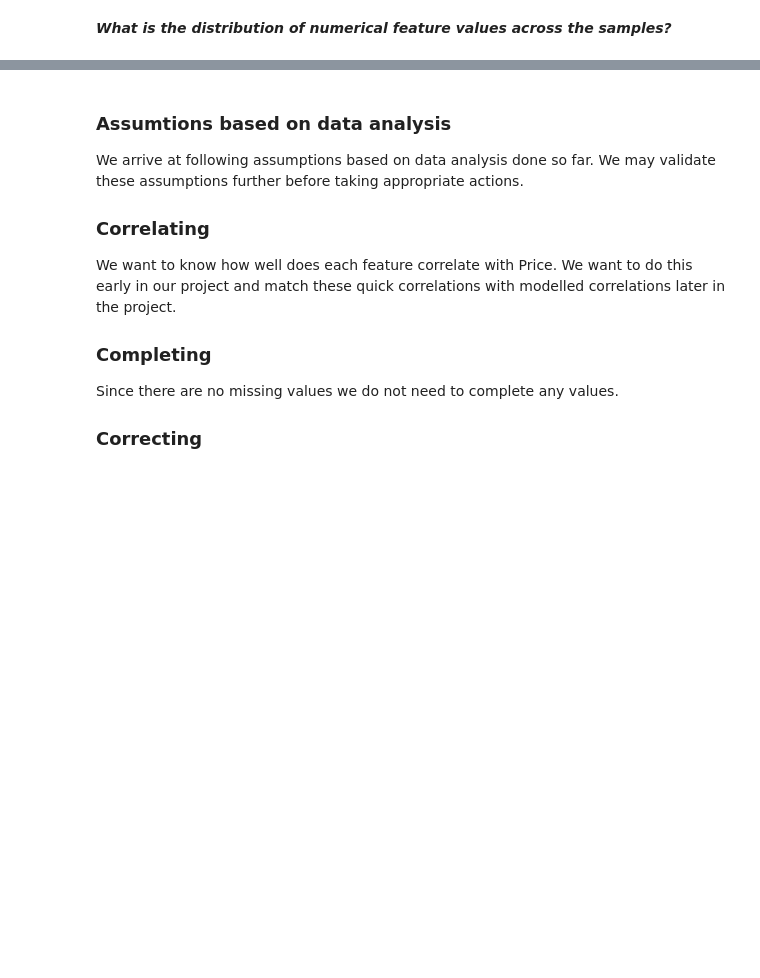
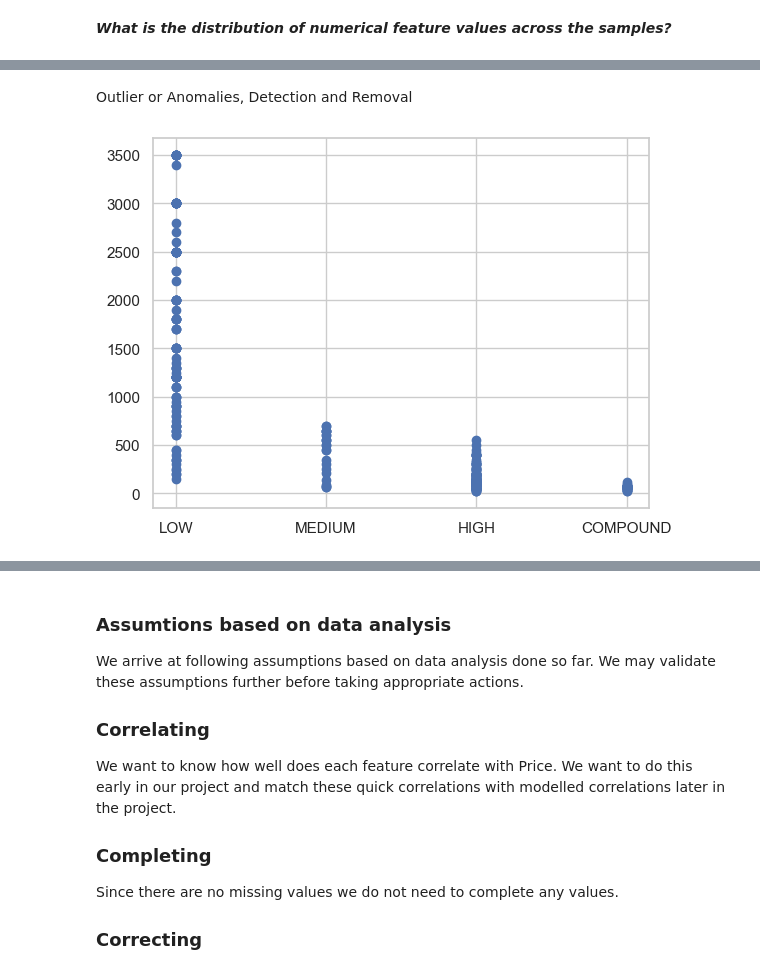
Before and after one commit to iamtatendakagande/irental, a Jupyter notebook: machine/harare/HarareRentNeuralNetworkModel.ipynb, the cells around one changed output, grey strips where cells are left out. Cells and saved outputs as stored; diff of their text form; code cells hidden in the pictures; blank space fills up the shorter version.

```diff
--- a/machine/harare/HarareRentNeuralNetworkModel.ipynb
+++ b/machine/harare/HarareRentNeuralNetworkModel.ipynb
@@ -193,0 +194,7 @@ data.describe().transpose()
+# %% [markdown]
+Outlier or Anomalies, Detection and Removal
+# %%
+plt.scatter(data['density'],data['price'])
+plt.show()
+# %% [output]
+[figure, added]
```
Also changed, not shown: parts of 26 cells of this notebook, 16 other files.
